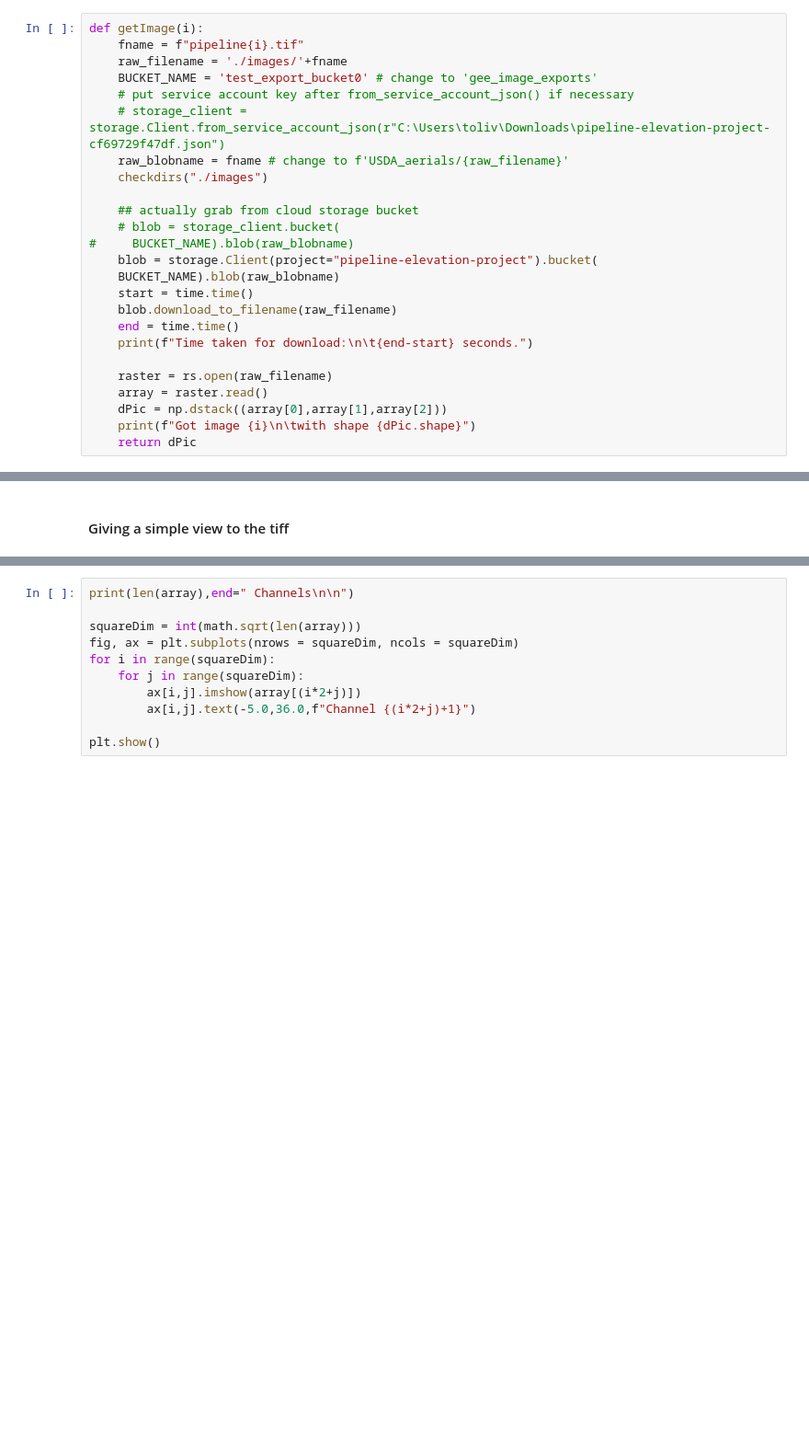
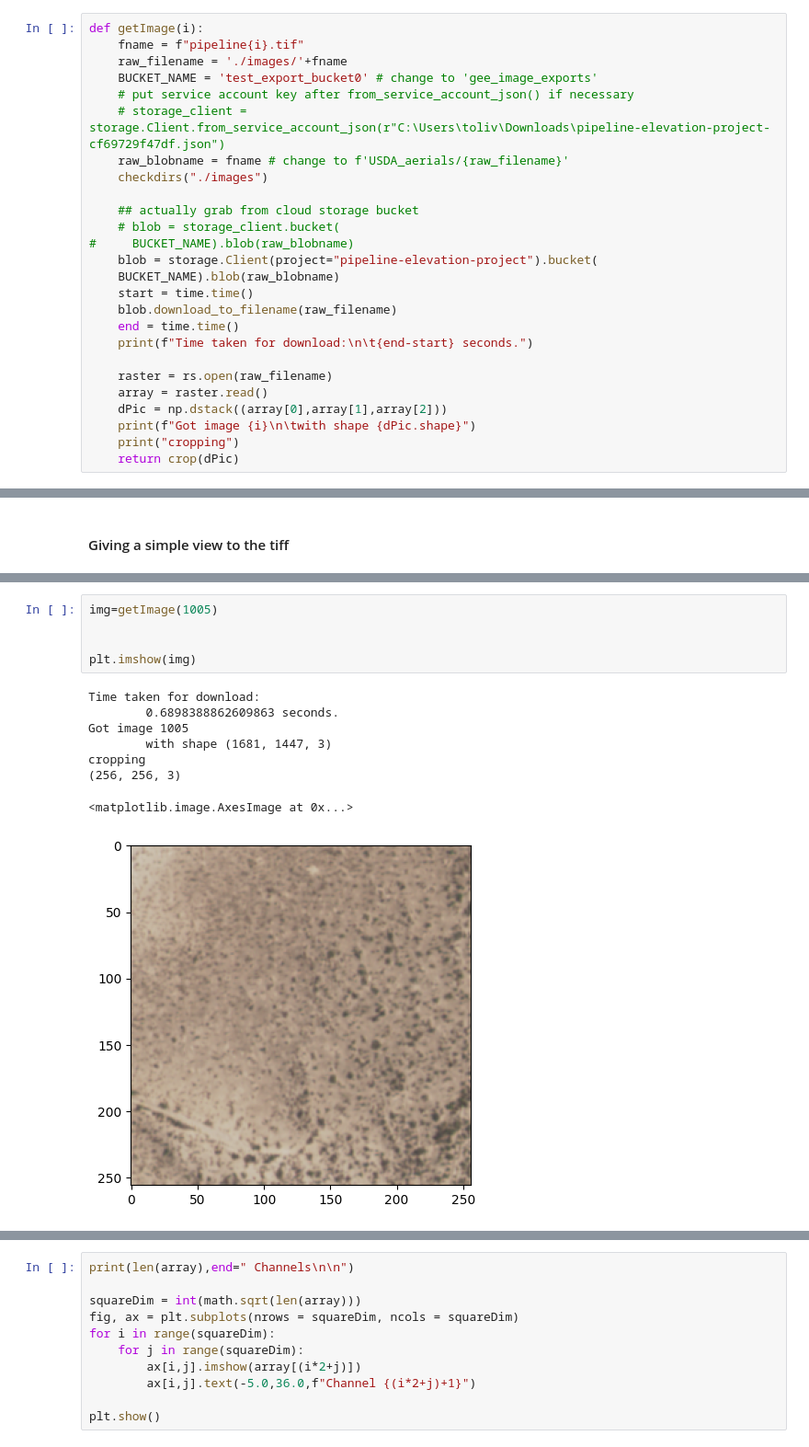
Before and after one commit to LuckyLaharlTim/pipeline-elevation-project, a Jupyter notebook: Modeling/model.ipynb, the cells around one changed output, grey strips where cells are left out. Shown at 92% size. Drawn from its saved outputs; the diff is of its cells as text; blank space fills up the shorter version.

```diff
--- a/Modeling/model.ipynb
+++ b/Modeling/model.ipynb
@@ -59,7 +70,8 @@ def getImage(i):
     array = raster.read()
     dPic = np.dstack((array[0],array[1],array[2]))
     print(f"Got image {i}\n\twith shape {dPic.shape}")
-    return dPic
+    print("cropping")
+    return crop(dPic)
 # %% [markdown]
 ### Import GeoTIFFs from Google Cloud Storage
 # %%
@@ -148,3 +116,17 @@ Got image 1001
+# %%
+img=getImage(1005)
+
+
+plt.imshow(img)
+# %% [output]
+Time taken for download:
+        0.6898388862609863 seconds.
+Got image 1005
+        with shape (1681, 1447, 3)
+cropping
+(256, 256, 3)
+<matplotlib.image.AxesImage at 0x...>
+[figure, added]
 # %%
 from PIL import Image
 from matplotlib import cm
```
Also changed, not shown: parts of 9 cells of this notebook.
